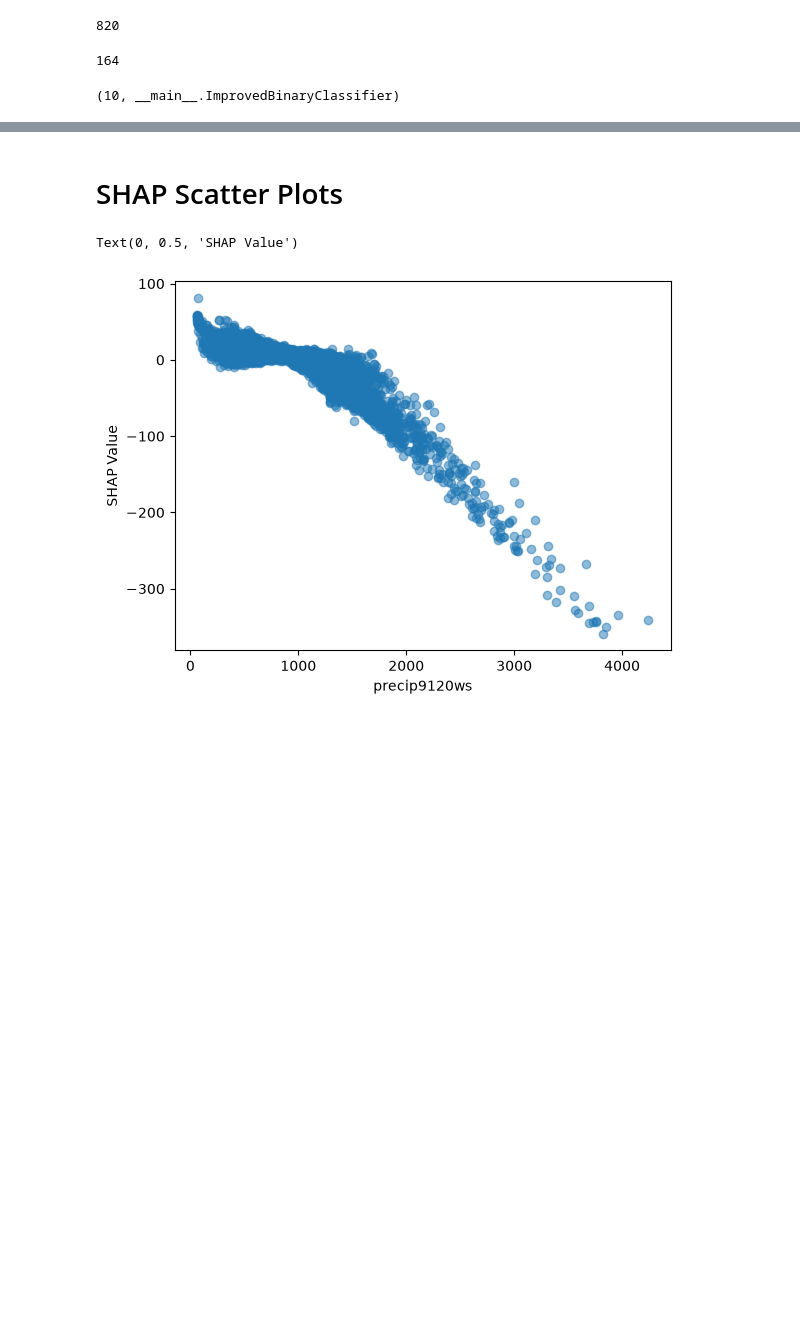
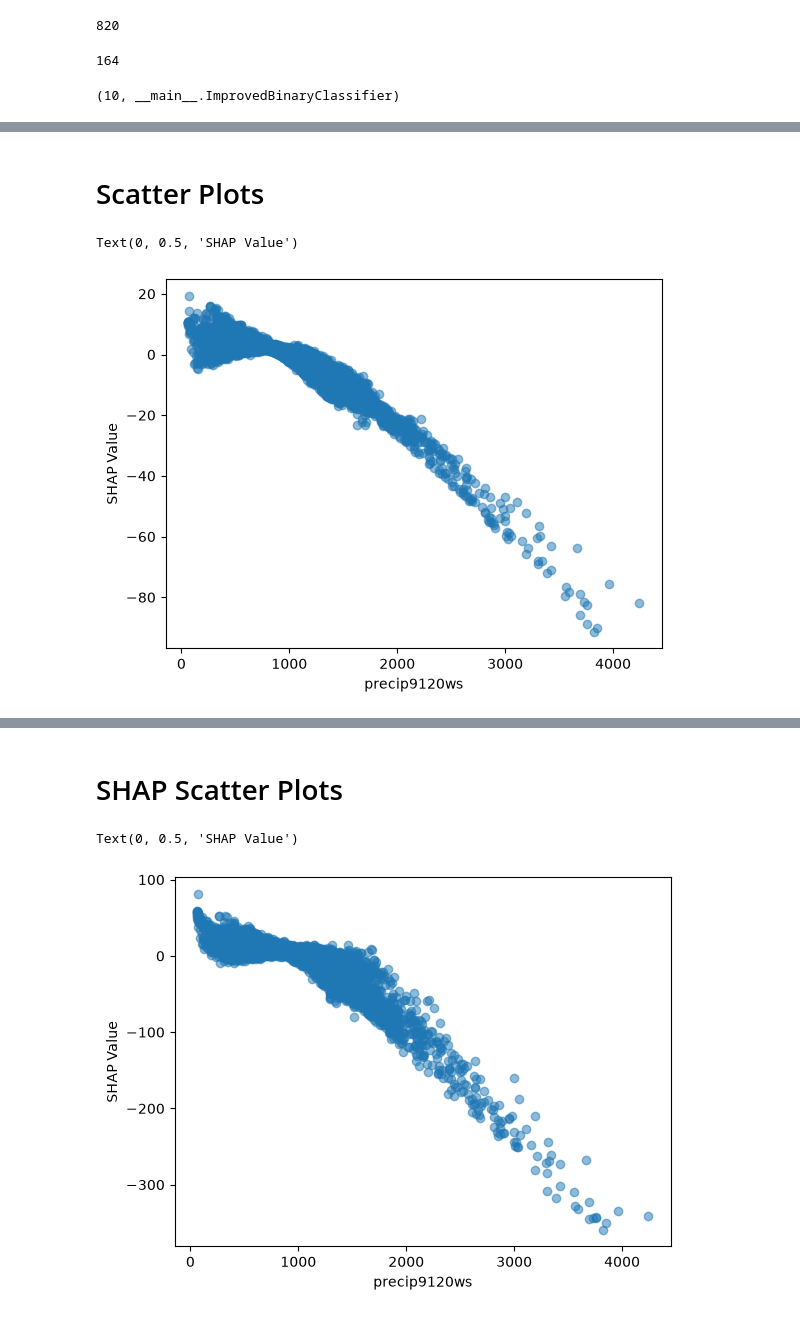
Before and after one commit to mpennino/Future_DW_NO3, a Jupyter notebook: Code/SHAP_Analysis_kfold.ipynb, the cells around one changed output, grey strips where cells are left out. Saved outputs shown, nothing was run; the diff lists cells and outputs as text; code cells hidden in the pictures; blank space fills up the shorter version.

```diff
--- a/Code/SHAP_Analysis_kfold.ipynb
+++ b/Code/SHAP_Analysis_kfold.ipynb
@@ -152,0 +168,10 @@ ImprovedBinaryClassifier(
+# %%
+for i in range(len(models)):
+    val_loader = train_loaders[i]
+
+    # Convert the dataloader into a Python iterator
+    data_iterator = iter(val_loader)
+
+    # Grab the first mini-batch
+    train_inputs, train_targets = next(data_iterator)
+len(train_inputs), type(train_inputs)
@@ -152,0 +279,11 @@ ImprovedBinaryClassifier(
+# %% [markdown]
+# Scatter Plots
+# %%
+# Test out plotting SHAP values against input data by changing the index of the input data and shap values
+indexN = 3
+plt.scatter(X_input_data[:, indexN], averaged_explanation[:,:, 0][:, indexN].values, alpha=0.5)
+plt.xlabel(names[indexN])
+plt.ylabel('SHAP Value')
+# %% [output]
+Text(0, 0.5, 'SHAP Value')
+[figure, added]
```
Also changed, not shown: parts of 35 cells of this notebook.
